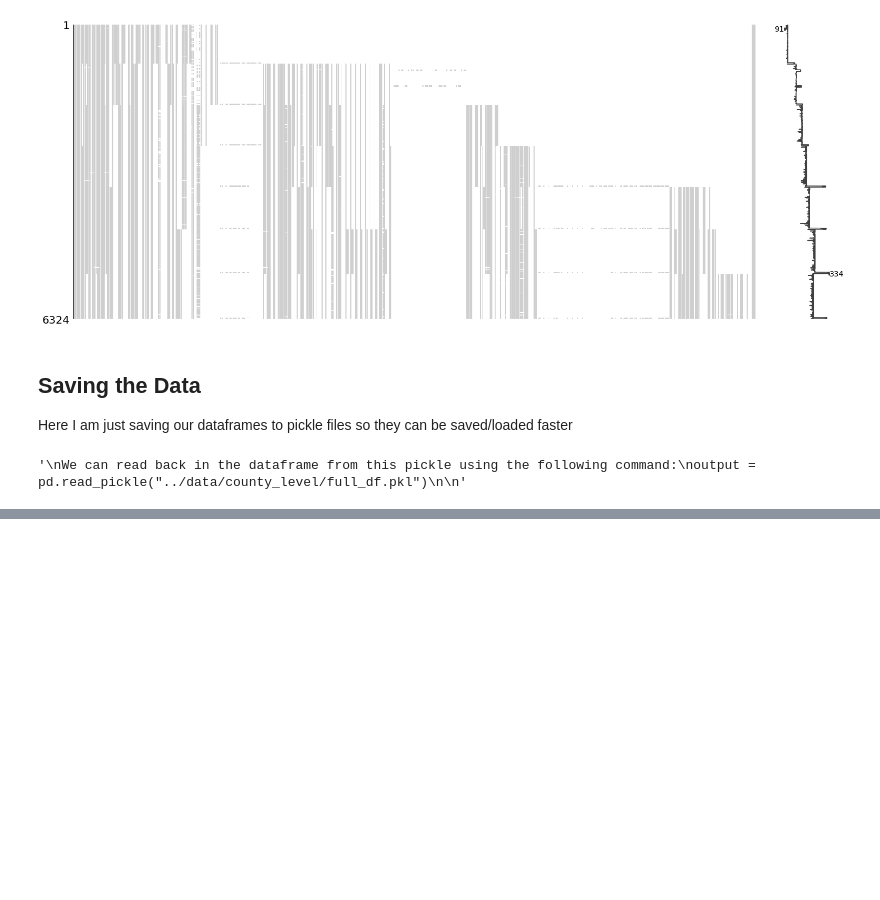
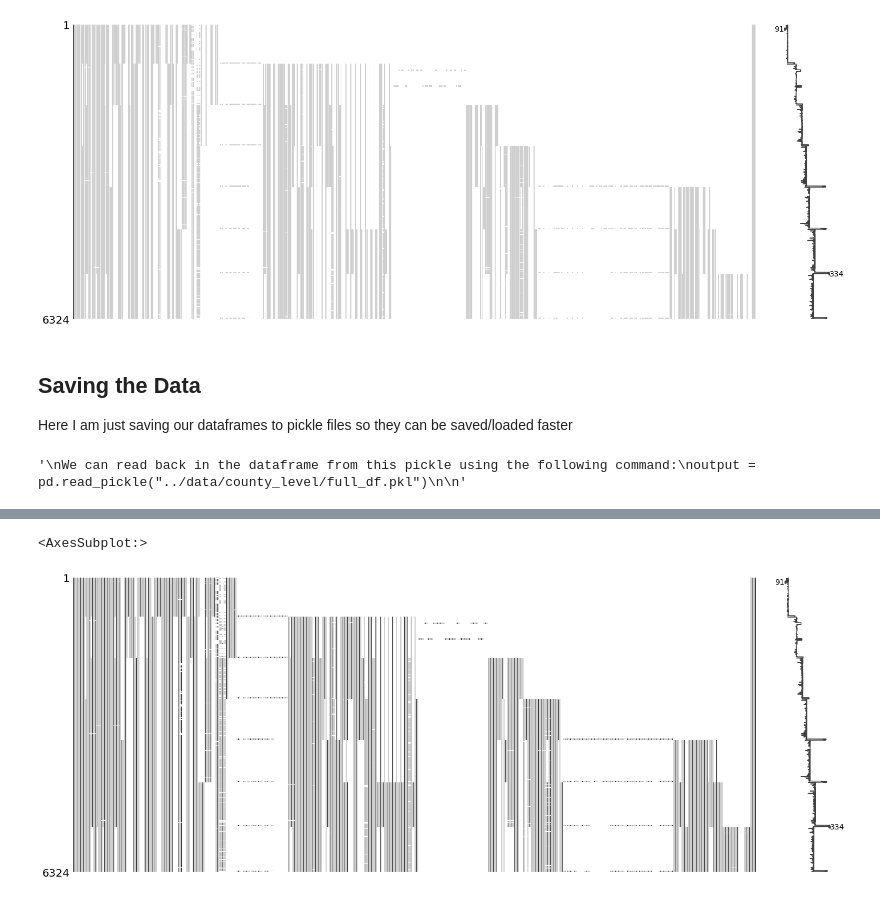
Before and after one commit to abhishekbabu/cse481ds-mental-health, a Jupyter notebook: notebooks/county_level/socioeconomic-mental-health-wrangling.ipynb, the cells around one changed output, grey strips where cells are left out. Saved outputs shown, nothing was run; the diff lists cells and outputs as text; code cells hidden in the pictures; blank space fills up the shorter version.

Commit message:
A few preliminary visualizations

```diff
--- a/notebooks/county_level/socioeconomic-mental-health-wrangling.ipynb
+++ b/notebooks/county_level/socioeconomic-mental-health-wrangling.ipynb
@@ -135,3 +135,5 @@ output = pd.read_pickle("../data/county_level/full_df.pkl")
 '''
 # %% [output]
 '\nWe can read back in the dataframe from this pickle using the following command:\noutput = pd.read_pickle("../data/county_level/full_df.pkl")\n\n'
+# %%
+df = pd.read_pickle("../../data/county_level/full_df.pkl")
@@ -137,0 +160,3 @@ output = pd.read_pickle("../data/county_level/full_df.pkl")
+# %%
+df = df.infer_objects() # infer datatypes for each column if possible
+df.info(verbose=True)
@@ -137,0 +181,3 @@ output = pd.read_pickle("../data/county_level/full_df.pkl")
+# %%
+df = df.dropna(axis=1, how='all') # drop all columns that are entirely missing
+df.info(verbose=True)
@@ -137,0 +202,5 @@ output = pd.read_pickle("../data/county_level/full_df.pkl")
+# %%
+msno.matrix(df)
+# %% [output]
+<AxesSubplot:>
+[figure, added]
```
Also changed, not shown: parts of 7 cells of this notebook, 3 other files.
